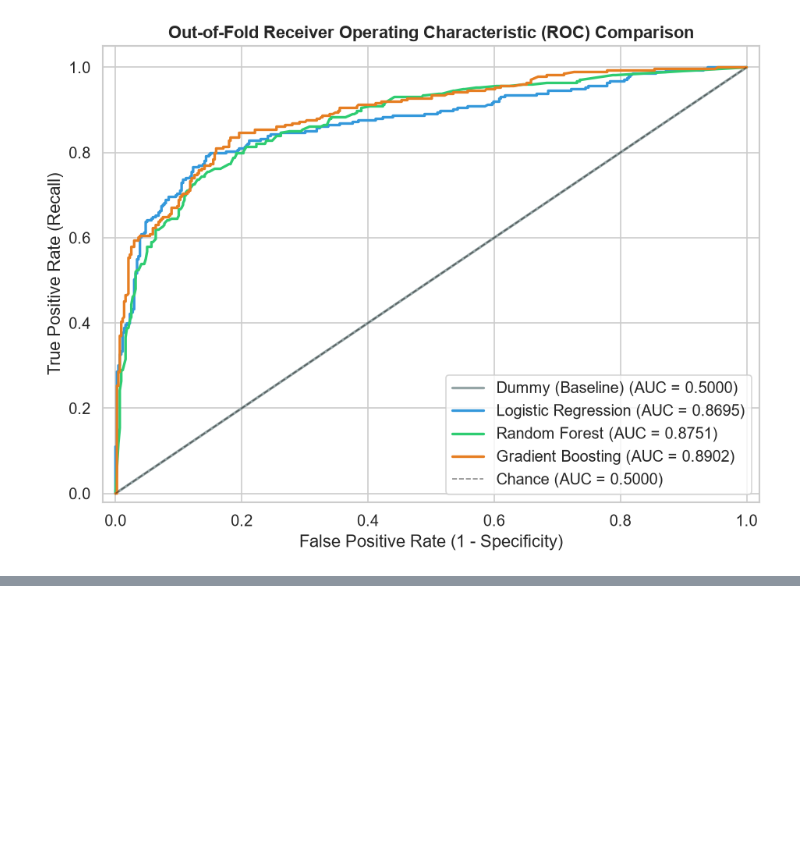
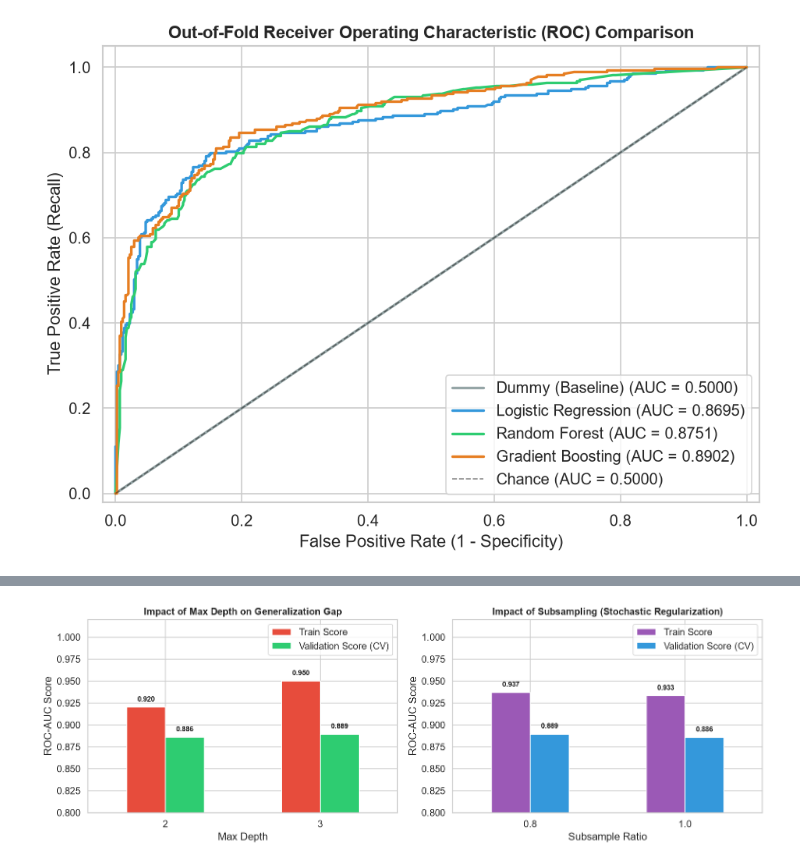
Before and after one commit to bryanmsh/titanic-survival-classifier, a Jupyter notebook: titanic_pipeline.ipynb, the cells around one changed output, grey strips where cells are left out. Cells and saved outputs as stored; diff of their text form; code cells hidden in the pictures; blank space fills up the shorter version.

```diff
--- a/titanic_pipeline.ipynb
+++ b/titanic_pipeline.ipynb
@@ -712,0 +762,35 @@ Because tree ensembles offer rich hyperparameter tuning surfaces (`n_estimators`
+# %%
+fig, (ax1, ax2) = plt.subplots(1, 2, figsize=(13, 4.5))
+
+# Effect of max_depth
+depth_comp = cv_results_df.groupby('param_classifier__max_depth')[['mean_train_score', 'mean_test_score']].mean()
+depth_comp.plot(kind='bar', ax=ax1, color=['#e74c3c', '#2ecc71'], width=0.5)
+ax1.set_title('Impact of Max Depth on Generalization Gap', fontsize=12, fontweight='bold')
+ax1.set_xlabel('Max Depth')
+ax1.set_ylabel('ROC-AUC Score')
+ax1.set_ylim(0.80, 1.02)
+ax1.legend(['Train Score', 'Validation Score (CV)'])
+for p in ax1.patches:
+    ax1.annotate(f"{p.get_height():.3f}",
+                 (p.get_x() + p.get_width() / 2., p.get_height() + 0.005),
+                 ha='center', va='bottom', fontsize=9, fontweight='bold')
+ax1.set_xticklabels(ax1.get_xticklabels(), rotation=0)
+
+# Effect of subsample ratio
+sub_comp = cv_results_df.groupby('param_classifier__subsample')[['mean_train_score', 'mean_test_score']].mean()
+sub_comp.plot(kind='bar', ax=ax2, color=['#9b59b6', '#3498db'], width=0.5)
+ax2.set_title('Impact of Subsampling (Stochastic Regularization)', fontsize=12, fontweight='bold')
+ax2.set_xlabel('Subsample Ratio')
+ax2.set_ylabel('ROC-AUC Score')
+ax2.set_ylim(0.80, 1.02)
+ax2.legend(['Train Score', 'Validation Score (CV)'])
+for p in ax2.patches:
+    ax2.annotate(f"{p.get_height():.3f}",
+                 (p.get_x() + p.get_width() / 2., p.get_height() + 0.005),
+                 ha='center', va='bottom', fontsize=9, fontweight='bold')
+ax2.set_xticklabels(ax2.get_xticklabels(), rotation=0)
+
+plt.tight_layout()
+plt.show()
+# %% [output]
+[figure, added]
```
Also changed, not shown: parts of 7 cells of this notebook, 3 other files.
